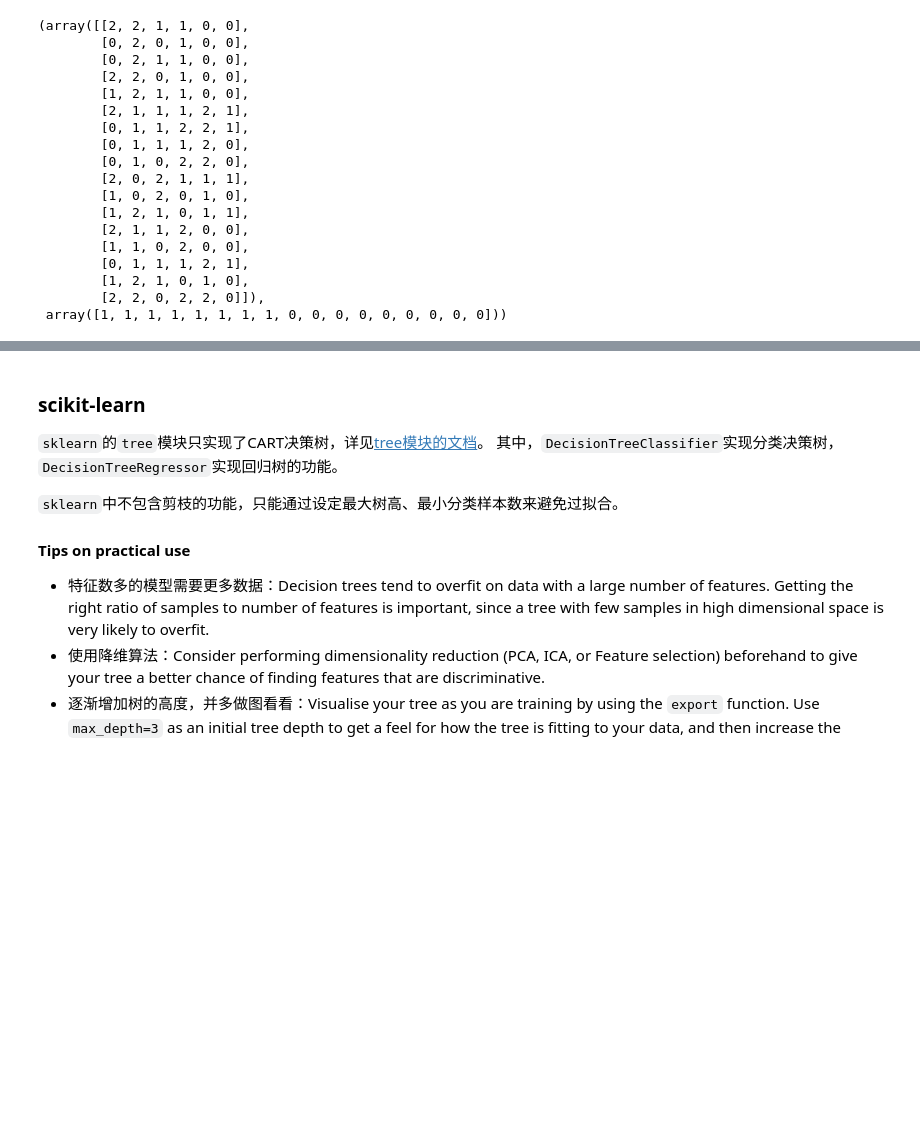
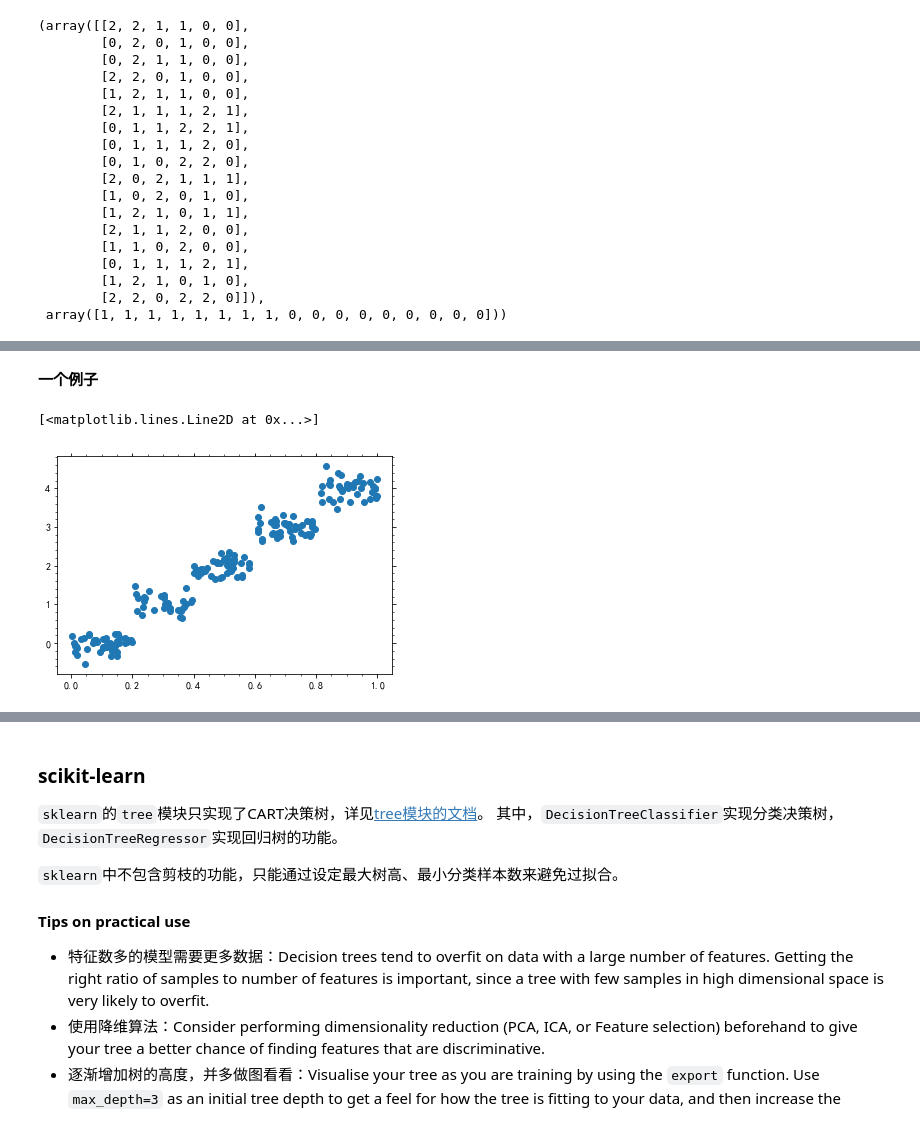
Before and after one commit to szqtc/MyMachineLearningNotes, a Jupyter notebook: 3_Trees.ipynb, the cells around one changed output, grey strips where cells are left out. Cells and saved outputs as stored; diff of their text form; code cells hidden in the pictures; blank space fills up the shorter version.

```diff
--- a/3_Trees.ipynb
+++ b/3_Trees.ipynb
@@ -12,6 +12,7 @@ import numpy as np
 from matplotlib import pyplot as plt
 %matplotlib inline
 plt.rcParams['font.sans-serif']=['SimHei'] # deal with the Chinese characters
+plt.rcParams['axes.unicode_minus'] = False
 
 import pandas as pd
 import networkx as nx
@@ -19,6 +20,8 @@ import graphviz
 
 import xgboost as xgb
 from sklearn import tree
+
+inf = float('inf')
 # %% [markdown]
 ## 决策树的学习
 决策树由结点和有向边构成。对一个样本的分类起始于根结点，在每个内部结点处对某个特定的属性进行判断，并沿着对应属性值的边到达子结点。反复划分直到叶结点处。一个样本以叶结点的标记作为分类的结果。
@@ -721,0 +1001,2 @@ X_, y_.ravel()
+# %% [markdown]
+**一个例子**
@@ -721,0 +1005,9 @@ X_, y_.ravel()
+# %%
+raw2 = np.loadtxt('datasets/MLiA/Ch09/ex0.txt')
+X3, y3 = raw2[:, 1:-1], raw2[:, -1:]
+# %%
+fg5, ax5 = plt.subplots()
+ax5.plot(X3[:, 0], y3[:, 0], ls='None', marker='o', c='C0', label='obs')
+# %% [output]
+[<matplotlib.lines.Line2D at 0x...>]
+[figure, added]
```
Also changed, not shown: parts of 23 cells of this notebook, 1 other file.
